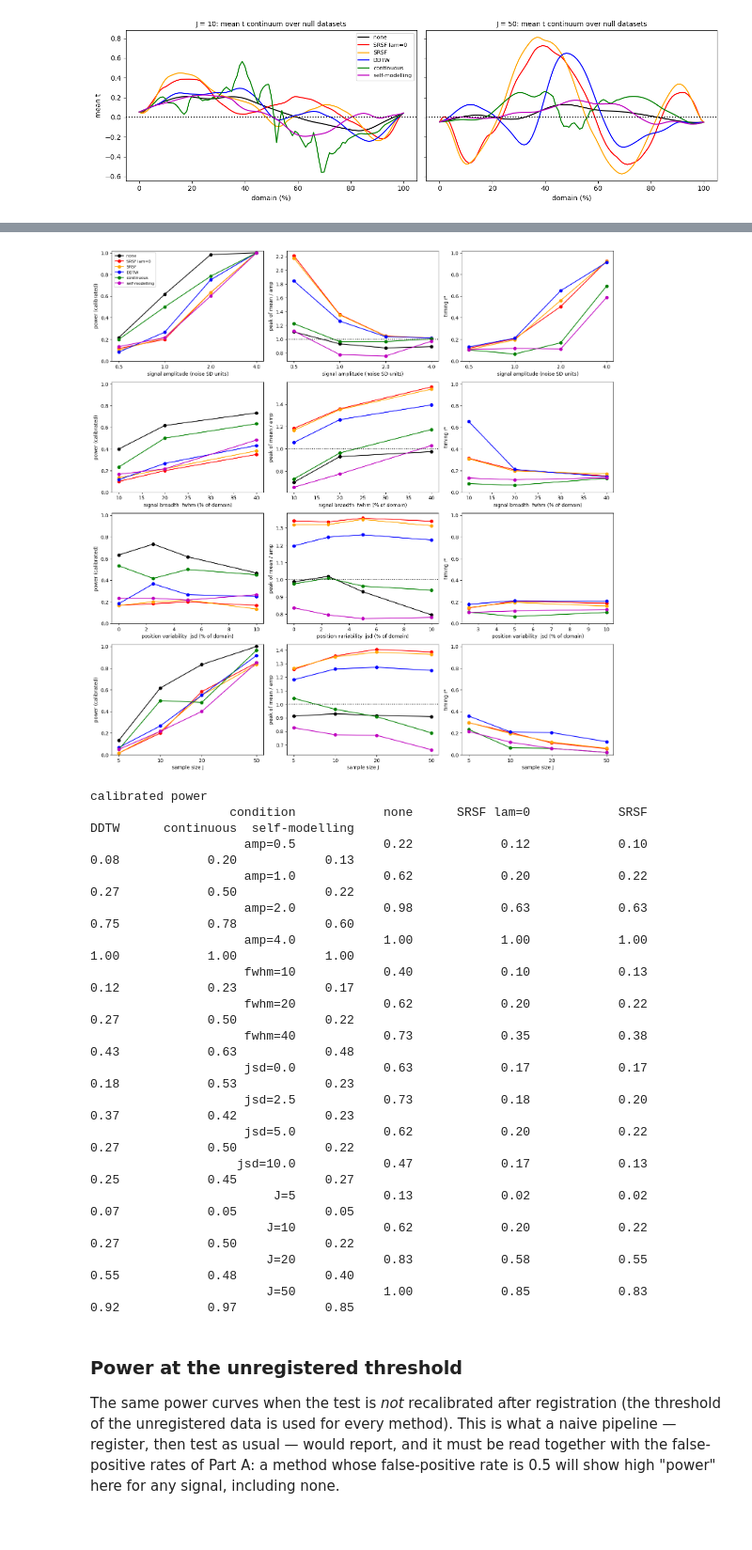
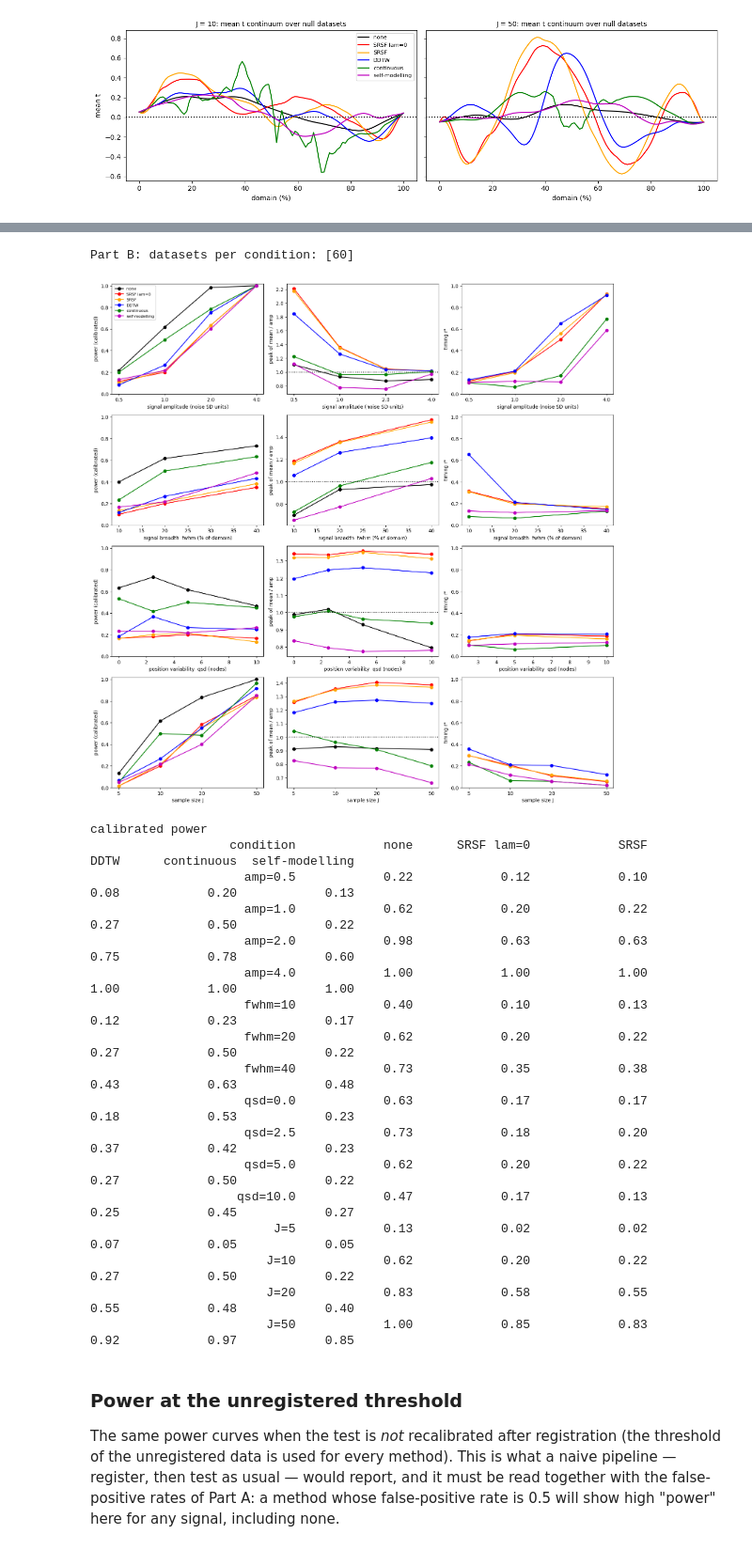
Before and after one commit to 0todd0000/registration1d, a Jupyter notebook: notebooks/power_simulated_datasets.ipynb, the cells around one changed output, grey strips where cells are left out. Shown at 94% size. Drawn from its saved outputs; the diff is of its cells as text; code cells hidden in the pictures.

Commit message:
update power notebook with random warps and timing differences

```diff
--- a/notebooks/power_simulated_datasets.ipynb
+++ b/notebooks/power_simulated_datasets.ipynb
@@ -164,7 +241,8 @@ One simulated null dataset (J = 10) before and after each method. The unregister
 smooth Gaussian random fields with no common structure; the registered panels show what each
 method makes of them.
 # %%
-res = results[(10, 0.0, 20, 0.0)]
+res = results[(10, 0.0, 20, 0.0, 0.0, 0.0, False)]
+print(f"Part A: {res['n']} simulated null datasets per sample size")
 fig, AX = plt.subplots(2, 3, figsize=(14, 6.5), sharex=True, sharey=True)
 t = np.linspace(0, 100, Q)
 for ax, m in zip(AX.ravel(), METHODS):
@@ -188,13 +267,14 @@ critical threshold `zstar` for each method, i.e. the threshold the test would ne
 keep α = 0.05 after registration.
 # %%
 Js = [5, 10, 20, 50]
+print('Part A: null datasets per sample size:', {J: results[(J, 0.0, 20, 0.0, 0.0, 0.0, False)]['n'] for J in Js})
 fig, AX = plt.subplots(1, 3, figsize=(15, 4.2))
 zstar = {}
 for m in METHODS:
     sse, fpr, zs = [], [], []
     for J in Js:
-        res  = results[(J, 0.0, 20, 0.0)]
-        z0   = np.percentile(results[(J, 0.0, 20, 0.0)]['none']['tmax'], 100 * (1 - ALPHA))
+        res  = results[(J, 0.0, 20, 0.0, 0.0, 0.0, False)]
+        z0   = np.percentile(results[(J, 0.0, 20, 0.0, 0.0, 0.0, False)]['none']['tmax'], 100 * (1 - ALPHA))
         zs.append(np.percentile(res[m]['tmax'], 100 * (1 - ALPHA)))
         fpr.append((res[m]['tmax'] > z0).mean())
         sse.append(res[m]['sse'].mean())
@@ -213,8 +293,8 @@ plt.tight_layout(); plt.show()
 print(f"{'J':>3s} " + ' '.join(f'{m:>15s}' for m in METHODS))
 print('false-positive rate at the unregistered threshold:')
 for J in Js:
-    z0 = np.percentile(results[(J, 0.0, 20, 0.0)]['none']['tmax'], 100 * (1 - ALPHA))
-    print(f'{J:3d} ' + ' '.join(f"{(results[(J, 0.0, 20, 0.0)][m]['tmax'] > z0).mean():15.2f}" for m in METHODS))
+    z0 = np.percentile(results[(J, 0.0, 20, 0.0, 0.0, 0.0, False)]['none']['tmax'], 100 * (1 - ALPHA))
+    print(f'{J:3d} ' + ' '.join(f"{(results[(J, 0.0, 20, 0.0, 0.0, 0.0, False)][m]['tmax'] > z0).mean():15.2f}" for m in METHODS))
 print('calibrated threshold zstar:')
 for J in Js:
     print(f'{J:3d} ' + ' '.join(f'{zstar[(J, m)]:15.2f}' for m in METHODS))
@@ -239,7 +320,7 @@ The whole null distribution, not only its 95th percentile: the unregistered maxi
 # %%
 fig, AX = plt.subplots(1, 2, figsize=(13, 4))
 for ax, J in zip(AX, (10, 50)):
-    res  = results[(J, 0.0, 20, 0.0)]
+    res  = results[(J, 0.0, 20, 0.0, 0.0, 0.0, False)]
     bins = np.linspace(0, max(res[m]['tmax'].max() for m in METHODS) * 1.05, 40)
     for m in METHODS:
         ax.hist(res[m]['tmax'], bins=bins, histtype='step', color=COLORS[m], lw=1.5, label=m)
@@ -260,7 +341,7 @@ unregistered noise).
 # %%
 fig, AX = plt.subplots(1, 2, figsize=(13, 4), sharey=True)
 for ax, J in zip(AX, (10, 50)):
-    res = results[(J, 0.0, 20, 0.0)]
+    res = results[(J, 0.0, 20, 0.0, 0.0, 0.0, False)]
     for m in METHODS:
         ax.plot(t, res[m]['t'].mean(axis=0), color=COLORS[m], label=m)
     ax.axhline(0, color='k', ls=':'); ax.set_title(f'J = {J}: mean t continuum over null datasets', size=10)
@@ -306,52 +390,54 @@ def power(c, m):
     z = zstar[(c['J'], m)]
     return (results[key(c)][m]['tmax'] > z).mean()
 
 sweeps = [('amp',  [0.5, 1.0, 2.0, 4.0], 'signal amplitude (noise SD units)'),
           ('fwhm', [10, 20, 40],          'signal breadth  fwhm (% of domain)'),
-          ('jsd',  [0.0, 2.5, 5.0, 10.0], 'position variability  jsd (% of domain)'),
+          ('qsd',  [0.0, 2.5, 5.0, 10.0], 'position variability  qsd (nodes)'),
           ('J',    [5, 10, 20, 50],       'sample size J')]
+print('Part B: datasets per condition:', sorted({results[key(dict(BASE, **{n: v}))]['n'] for n, vv, _ in sweeps for v in vv}))
 fig, AX = plt.subplots(4, 3, figsize=(15, 15))
 for row, (name, values, label) in zip(AX, sweeps):
     for m in METHODS:
         conds = [dict(BASE, **{name: v}) for v in values]
         row[0].plot(values, [power(c, m) for c in conds], 'o-', color=COLORS[m], label=m)
         row[1].plot(values, [results[key(c)][m]['peak'].mean() / c['amp'] for c in conds], 'o-', color=COLORS[m])
         row[2].plot(values, [np.nanmean(results[key(c)][m]['r2']) for c in conds], 'o-', color=COLORS[m])
     row[0].set_ylabel('power (calibrated)'); row[0].set_ylim(0, 1.02)
     row[1].set_ylabel('peak of mean / amp');  row[1].axhline(1, color='k', ls=':')
     row[2].set_ylabel('timing r²');           row[2].set_ylim(0, 1.02)
     for ax in row:
         ax.set_xlabel(label)
         if name in ('J', 'amp'):
             ax.set_xscale('log'); ax.set_xticks(values); ax.set_xticklabels(values); ax.minorticks_off()
 AX[0, 0].legend(fontsize=8)
 plt.tight_layout(); plt.show()
 
 print('calibrated power')
 print(f"{'condition':>28s} " + ' '.join(f'{m:>15s}' for m in METHODS))
 for name, values, _ in sweeps:
     for v in values:
         c = dict(BASE, **{name: v})
         print(f"{name+'='+str(v):>28s} " + ' '.join(f'{power(c, m):15.2f}' for m in METHODS))
 # %% [output]
+Part B: datasets per condition: [60]
-[figure, old version]
+[figure, new version]
-calibrated power
-                   condition            none      SRSF lam=0            SRSF            DDTW      continuous  self-modelling
-                     amp=0.5            0.22            0.12            0.10            0.08            0.20            0.13
-                     amp=1.0            0.62            0.20            0.22            0.27            0.50            0.22
-                     amp=2.0            0.98            0.63            0.63            0.75            0.78            0.60
-                     amp=4.0            1.00            1.00            1.00            1.00            1.00            1.00
-                     fwhm=10            0.40            0.10            0.13            0.12            0.23            0.17
-                     fwhm=20            0.62            0.20            0.22            0.27            0.50            0.22
-                     fwhm=40            0.73            0.35            0.38            0.43            0.63            0.48
-                     jsd=0.0            0.63            0.17            0.17            0.18            0.53            0.23
-                     jsd=2.5            0.73            0.18            0.20            0.37            0.42            0.23
-                     jsd=5.0            0.62            0.20            0.22            0.27            0.50            0.22
-                    jsd=10.0            0.47            0.17            0.13            0.25            0.45            0.27
-                         J=5            0.13            0.02            0.02            0.07            0.05            0.05
-                        J=10            0.62            0.20            0.22            0.27            0.50            0.22
-                        J=20            0.83            0.58            0.55            0.55            0.48            0.40
-                        J=50            1.00            0.85            0.83            0.92            0.97            0.85
+calibrated power
+                   condition            none      SRSF lam=0            SRSF            DDTW      continuous  self-modelling
+                     amp=0.5            0.22            0.12            0.10            0.08            0.20            0.13
+                     amp=1.0            0.62            0.20            0.22            0.27            0.50            0.22
+                     amp=2.0            0.98            0.63            0.63            0.75            0.78            0.60
+                     amp=4.0            1.00            1.00            1.00            1.00            1.00            1.00
+                     fwhm=10            0.40            0.10            0.13            0.12            0.23            0.17
+                     fwhm=20            0.62            0.20            0.22            0.27            0.50            0.22
+                     fwhm=40            0.73            0.35            0.38            0.43            0.63            0.48
+                     qsd=0.0            0.63            0.17            0.17            0.18            0.53            0.23
+                     qsd=2.5            0.73            0.18            0.20            0.37            0.42            0.23
+                     qsd=5.0            0.62            0.20            0.22            0.27            0.50            0.22
+                    qsd=10.0            0.47            0.17            0.13            0.25            0.45            0.27
+                         J=5            0.13            0.02            0.02            0.07            0.05            0.05
+                        J=10            0.62            0.20            0.22            0.27            0.50            0.22
+                        J=20            0.83            0.58            0.55            0.55            0.48            0.40
+                        J=50            1.00            0.85            0.83            0.92            0.97            0.85
 # %% [markdown]
 ### Power at the unregistered threshold
 
```
Also changed, not shown: parts of 18 cells of this notebook, 3 other files.
